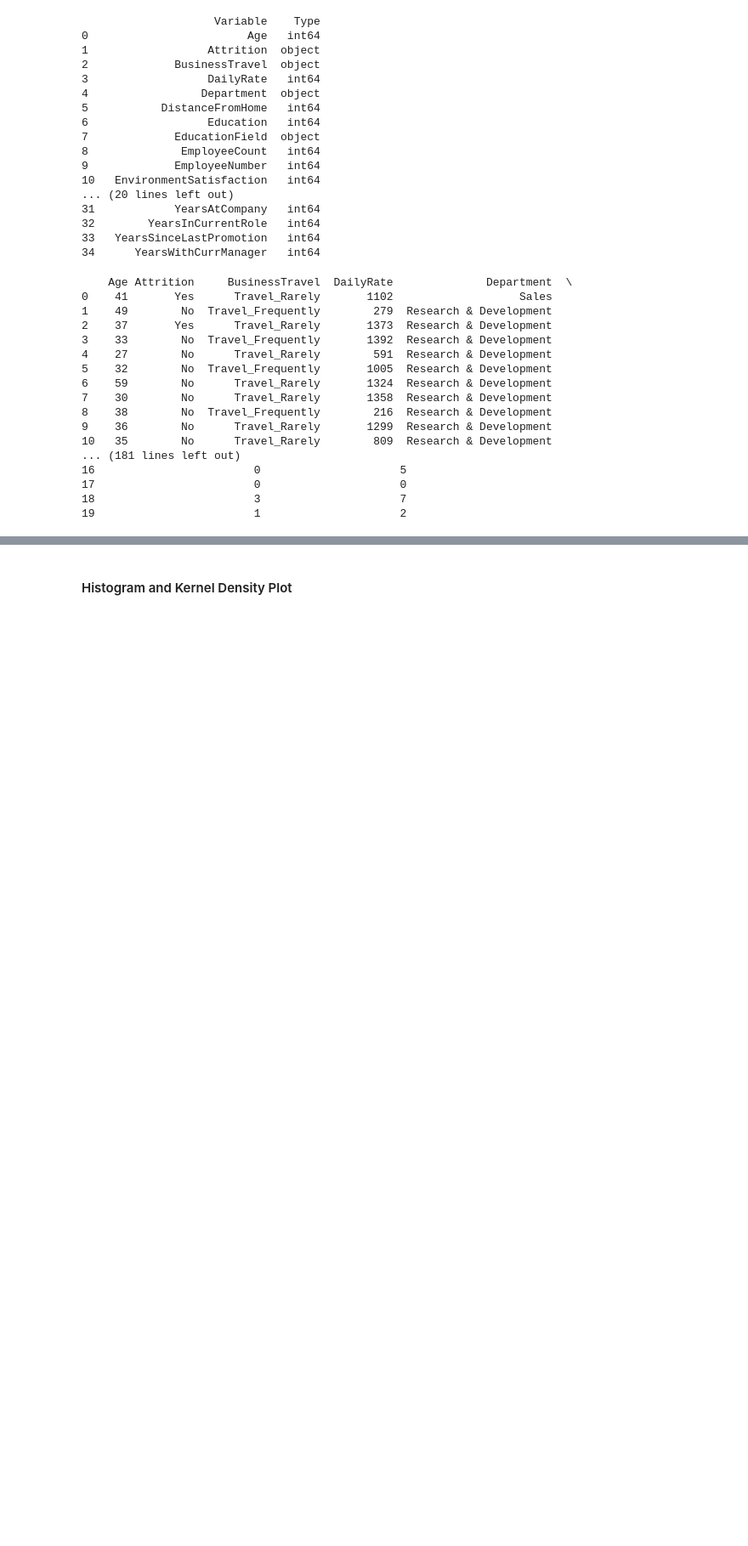
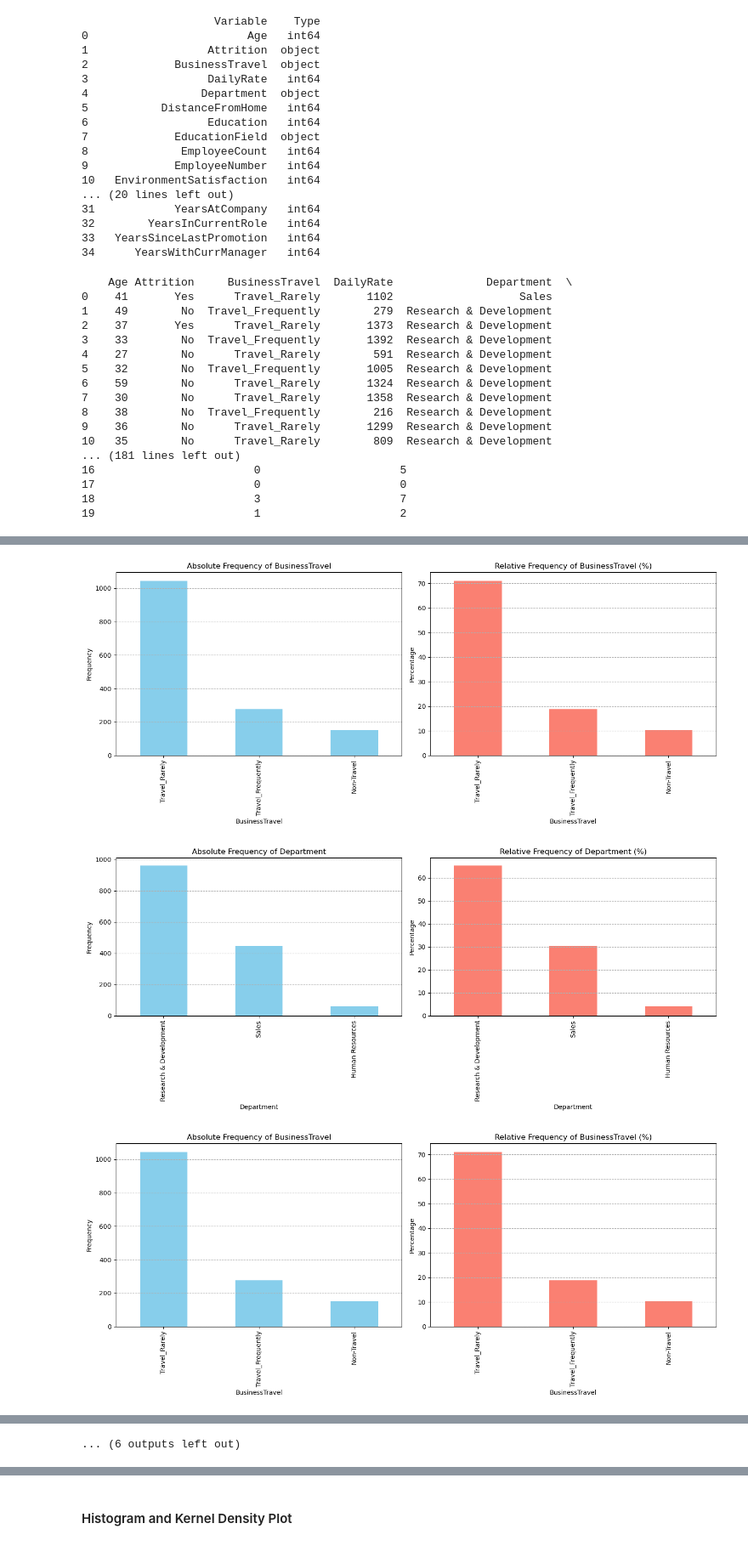
Before and after one commit to pepi151101/Research-Methods, a Jupyter notebook: Project 1.ipynb, the cells around one changed output, grey strips where cells are left out. Shown at 85% size. Cells and saved outputs as stored; diff of their text form; code cells hidden in the pictures; blank space fills up the shorter version.

```diff
--- a/Project 1.ipynb
+++ b/Project 1.ipynb
@@ -160,0 +242,5 @@ dtype: int64
+# %%
+# Checking for missing values in each column by looping and printing the number of missing values for each column.
+for col in df.columns:
+    missing = df[col].isna().sum()
+    print(f"{col:<30}: {missing} missing value(s)")
@@ -160,0 +267,14 @@ dtype: int64
+# %%
+# Select the important categorical columns for frequency tables.
+
+
+# Create frequency tables showing absolute and relative frequencies for each categorical variable.
+for col in cat_cols:
+    freq = df[col].value_counts()
+    rel_freq = df[col].value_counts(normalize=True) * 100
+    freq_table = pd.DataFrame({
+        "Absolute Frequency": freq,
+        "Relative Frequency (%)": rel_freq.round(2)
+    })
+    print(f"\n{col} — Frequency Table")
+    print(freq_table)
@@ -160,0 +304,34 @@ dtype: int64
+# %%
+# Function to plot absolute and relative frequencies
+def plot_frequency(variable, title):
+    abs_freq = df[variable].value_counts()
+    rel_freq = df[variable].value_counts(normalize=True) * 100
+
+    plt.figure(figsize=(14, 6))
+
+    # Absolute frequency
+    plt.subplot(1, 2, 1)
+    abs_freq.plot(kind='bar', color='skyblue')
+    plt.title(f'Absolute Frequency of {title}')
+    plt.xlabel(title)
+    plt.ylabel('Frequency')
+    plt.grid(axis='y', linestyle='--')
+
+    # Relative frequency
+    plt.subplot(1, 2, 2)
+    rel_freq.plot(kind='bar', color='salmon')
+    plt.title(f'Relative Frequency of {title} (%)')
+    plt.xlabel(title)
+    plt.ylabel('Percentage')
+    plt.grid(axis='y', linestyle='--')
+
+    plt.tight_layout()
+    plt.show()
+
+# Generate plots for each categorical column
+for col in cat_cols:
+    plot_frequency(col, col)
+# %% [output]
+[figure, added]
+[figure, added]
+[figure, added]
@@ -160,0 +347 @@ dtype: int64
+... (6 outputs left out)
```
Also changed, not shown: parts of 124 cells of this notebook.
